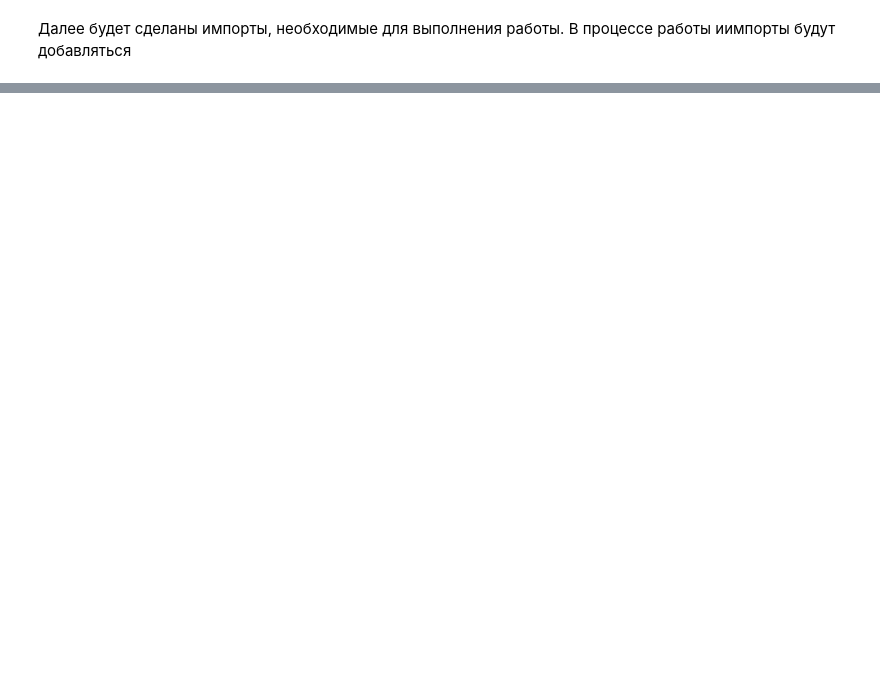
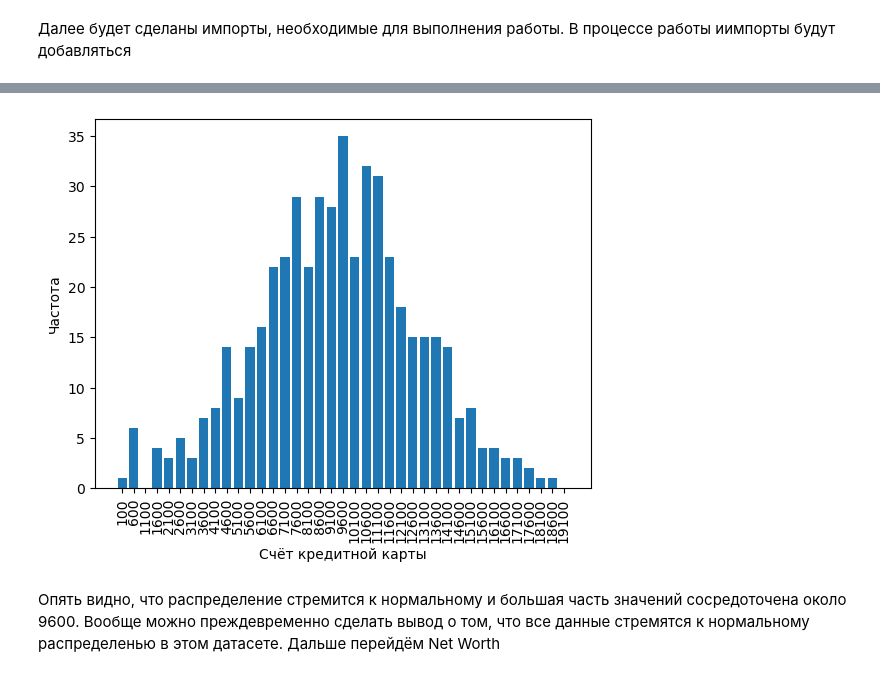
Before and after one commit to KorolevIvanMi/ML, a Jupyter notebook: labs/lab1.ipynb, the cells around one changed output, grey strips where cells are left out. Cells and saved outputs as stored; diff of their text form; code cells hidden in the pictures; blank space fills up the shorter version.

```diff
--- a/labs/lab1.ipynb
+++ b/labs/lab1.ipynb
@@ -29,0 +156,5 @@ memory usage: 39.2 KB
+# %%
+credit_card_debt = ds_original["Credit Card Debt"].value_counts()
+credit_card_debt = credit_card_debt.sort_index()
+
+credit_card_debt
@@ -29,0 +175,8 @@ memory usage: 39.2 KB
+# %%
+a = 500
+bins = range(100, 20100, a)
+labels = [str(x) for x in bins[:-1]]
+
+credit_card_debt_grouped = pd.cut(credit_card_debt.index,  bins=bins, labels=labels).value_counts()
+
+credit_card_debt_grouped
@@ -29,0 +201,10 @@ memory usage: 39.2 KB
+# %%
+plt.bar(credit_card_debt_grouped.index, credit_card_debt_grouped.values)
+plt.xlabel("Счёт кредитной карты")
+plt.ylabel("Частота")
+plt.xticks( rotation=90)
+plt.show()
+# %% [output]
+[figure, added]
+# %% [markdown]
+Опять видно, что распределение стремится к нормальному и большая часть значений сосредоточена около 9600. Вообще можно преждевременно сделать вывод о том, что все данные стремятся к нормальному распределенью  в этом датасете. Дальше перейдём Net Worth
```
Also changed, not shown: parts of 25 cells of this notebook, 1 other file.
